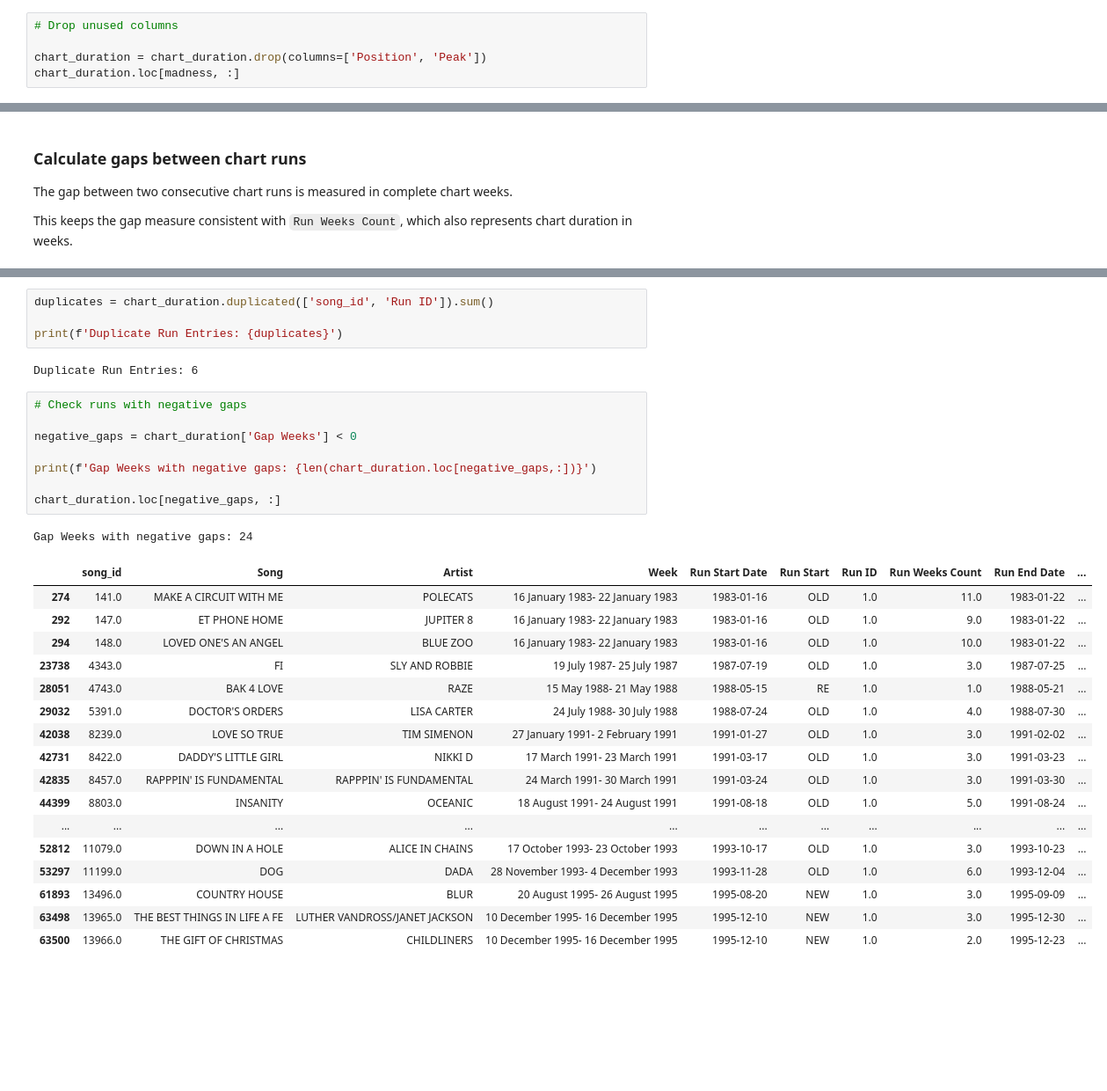
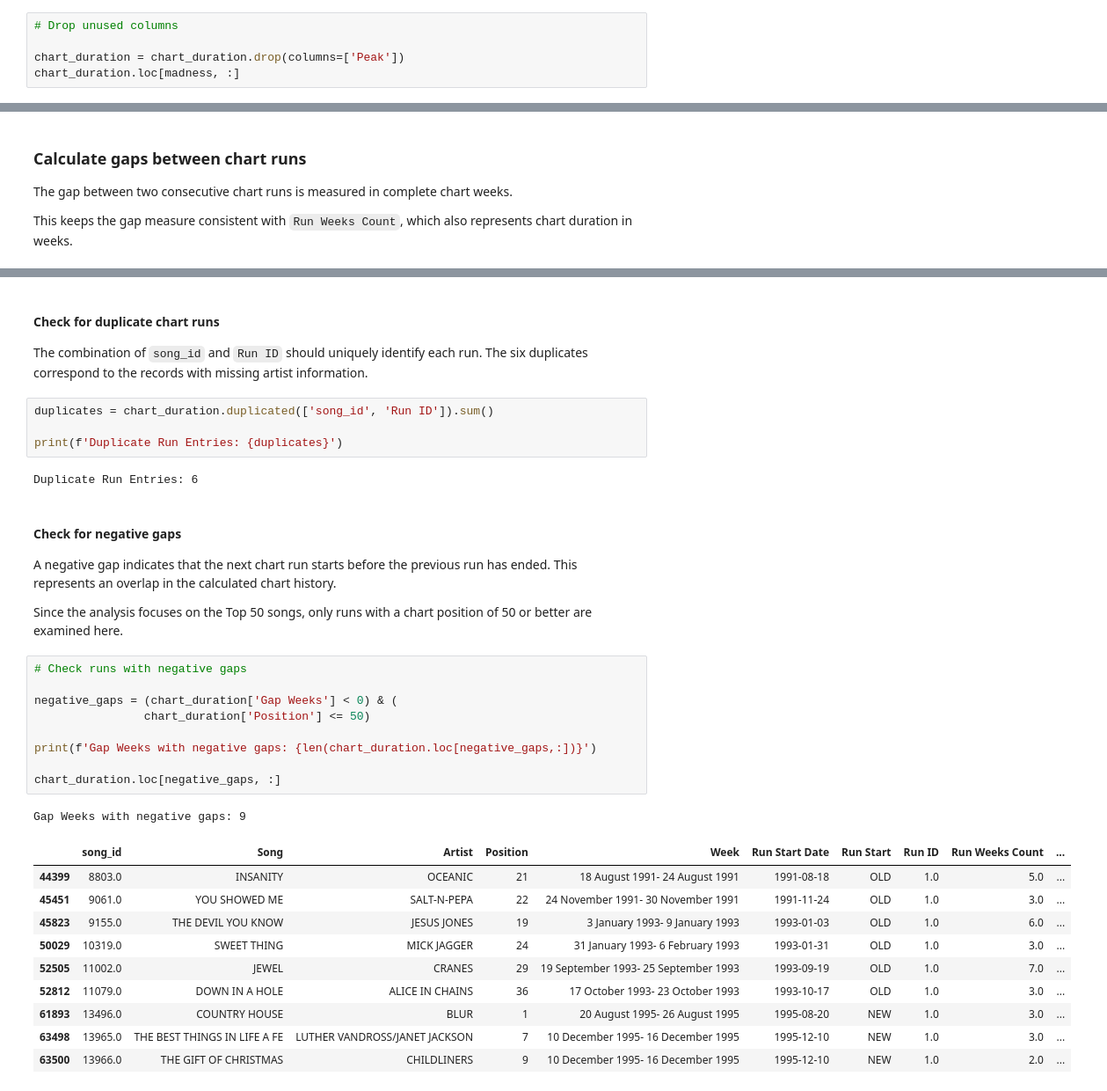
Before and after one commit to Sabrinalyst/what-happened-to-music, a Jupyter notebook: notebooks/04_chart_analysis.ipynb, the cells around one changed output, grey strips where cells are left out. Shown at 88% size. Saved outputs shown, nothing was run; the diff lists cells and outputs as text; blank space fills up the shorter version.

Commit message:
update: clean chart analysis data

```diff
--- a/notebooks/04_chart_analysis.ipynb
+++ b/notebooks/04_chart_analysis.ipynb
@@ -1123,6 +1263,6 @@ chart_duration.loc[madness, :]
 # %%
 # Drop unused columns
 
-chart_duration = chart_duration.drop(columns=['Position', 'Peak'])
+chart_duration = chart_duration.drop(columns=['Peak'])
 chart_duration.loc[madness, :]
 # %% [output]
@@ -1790,33 +1947,40 @@ np.int64(36662)
+# %% [markdown]
+#### Check for duplicate chart runs
+
+The combination of `song_id` and `Run ID` should uniquely identify each run.
+The six duplicates correspond to the records with missing artist information.
 # %%
 duplicates = chart_duration.duplicated(['song_id', 'Run ID']).sum()
 
 print(f'Duplicate Run Entries: {duplicates}')
 # %% [output]
 Duplicate Run Entries: 6
+# %% [markdown]
+#### Check for negative gaps
+
+A negative gap indicates that the next chart run starts before the previous
+run has ended. This represents an overlap in the calculated chart history.
+
+Since the analysis focuses on the Top 50 songs, only runs with a chart position
+of 50 or better are examined here.
 # %%
 # Check runs with negative gaps
 
-negative_gaps = chart_duration['Gap Weeks'] < 0
+negative_gaps = (chart_duration['Gap Weeks'] < 0) & (
+                chart_duration['Position'] <= 50)
 
 print(f'Gap Weeks with negative gaps: {len(chart_duration.loc[negative_gaps,:])}')
 
 chart_duration.loc[negative_gaps, :]
 # %% [output]
-Gap Weeks with negative gaps: 24
+Gap Weeks with negative gaps: 9
-|  | song_id | Song | Artist | Week | Run Start Date | Run Start | Run ID | Run Weeks Count | Run End Date | ... |
-| 274 | 141.0 | MAKE A CIRCUIT WITH ME | POLECATS | 16 January 1983- 22 January 1983 | 1983-01-16 | OLD | 1.0 | 11.0 | 1983-01-22 | ... |
-| 292 | 147.0 | ET PHONE HOME | JUPITER 8 | 16 January 1983- 22 January 1983 | 1983-01-16 | OLD | 1.0 | 9.0 | 1983-01-22 | ... |
-| 294 | 148.0 | LOVED ONE'S AN ANGEL | BLUE ZOO | 16 January 1983- 22 January 1983 | 1983-01-16 | OLD | 1.0 | 10.0 | 1983-01-22 | ... |
-| 23738 | 4343.0 | FI | SLY AND ROBBIE | 19 July 1987- 25 July 1987 | 1987-07-19 | OLD | 1.0 | 3.0 | 1987-07-25 | ... |
-| 28051 | 4743.0 | BAK 4 LOVE | RAZE | 15 May 1988- 21 May 1988 | 1988-05-15 | RE | 1.0 | 1.0 | 1988-05-21 | ... |
-| 29032 | 5391.0 | DOCTOR'S ORDERS | LISA CARTER | 24 July 1988- 30 July 1988 | 1988-07-24 | OLD | 1.0 | 4.0 | 1988-07-30 | ... |
-| 42038 | 8239.0 | LOVE SO TRUE | TIM SIMENON | 27 January 1991- 2 February 1991 | 1991-01-27 | OLD | 1.0 | 3.0 | 1991-02-02 | ... |
-| 42731 | 8422.0 | DADDY'S LITTLE GIRL | NIKKI D | 17 March 1991- 23 March 1991 | 1991-03-17 | OLD | 1.0 | 3.0 | 1991-03-23 | ... |
-| 42835 | 8457.0 | RAPPPIN' IS FUNDAMENTAL | RAPPPIN' IS FUNDAMENTAL | 24 March 1991- 30 March 1991 | 1991-03-24 | OLD | 1.0 | 3.0 | 1991-03-30 | ... |
-| 44399 | 8803.0 | INSANITY | OCEANIC | 18 August 1991- 24 August 1991 | 1991-08-18 | OLD | 1.0 | 5.0 | 1991-08-24 | ... |
-| ... | ... | ... | ... | ... | ... | ... | ... | ... | ... | ... |
-| 52812 | 11079.0 | DOWN IN A HOLE | ALICE IN CHAINS | 17 October 1993- 23 October 1993 | 1993-10-17 | OLD | 1.0 | 3.0 | 1993-10-23 | ... |
-| 53297 | 11199.0 | DOG | DADA | 28 November 1993- 4 December 1993 | 1993-11-28 | OLD | 1.0 | 6.0 | 1993-12-04 | ... |
-| 61893 | 13496.0 | COUNTRY HOUSE | BLUR | 20 August 1995- 26 August 1995 | 1995-08-20 | NEW | 1.0 | 3.0 | 1995-09-09 | ... |
-| 63498 | 13965.0 | THE BEST THINGS IN LIFE A FE | LUTHER VANDROSS/JANET JACKSON | 10 December 1995- 16 December 1995 | 1995-12-10 | NEW | 1.0 | 3.0 | 1995-12-30 | ... |
-| 63500 | 13966.0 | THE GIFT OF CHRISTMAS | CHILDLINERS | 10 December 1995- 16 December 1995 | 1995-12-10 | NEW | 1.0 | 2.0 | 1995-12-23 | ... |
+|  | song_id | Song | Artist | Position | Week | Run Start Date | Run Start | Run ID | Run Weeks Count | ... |
+| 44399 | 8803.0 | INSANITY | OCEANIC | 21 | 18 August 1991- 24 August 1991 | 1991-08-18 | OLD | 1.0 | 5.0 | ... |
+| 45451 | 9061.0 | YOU SHOWED ME | SALT-N-PEPA | 22 | 24 November 1991- 30 November 1991 | 1991-11-24 | OLD | 1.0 | 3.0 | ... |
+| 45823 | 9155.0 | THE DEVIL YOU KNOW | JESUS JONES | 19 | 3 January 1993- 9 January 1993 | 1993-01-03 | OLD | 1.0 | 6.0 | ... |
+| 50029 | 10319.0 | SWEET THING | MICK JAGGER | 24 | 31 January 1993- 6 February 1993 | 1993-01-31 | OLD | 1.0 | 3.0 | ... |
+| 52505 | 11002.0 | JEWEL | CRANES | 29 | 19 September 1993- 25 September 1993 | 1993-09-19 | OLD | 1.0 | 7.0 | ... |
+| 52812 | 11079.0 | DOWN IN A HOLE | ALICE IN CHAINS | 36 | 17 October 1993- 23 October 1993 | 1993-10-17 | OLD | 1.0 | 3.0 | ... |
+| 61893 | 13496.0 | COUNTRY HOUSE | BLUR | 1 | 20 August 1995- 26 August 1995 | 1995-08-20 | NEW | 1.0 | 3.0 | ... |
+| 63498 | 13965.0 | THE BEST THINGS IN LIFE A FE | LUTHER VANDROSS/JANET JACKSON | 7 | 10 December 1995- 16 December 1995 | 1995-12-10 | NEW | 1.0 | 3.0 | ... |
+| 63500 | 13966.0 | THE GIFT OF CHRISTMAS | CHILDLINERS | 9 | 10 December 1995- 16 December 1995 | 1995-12-10 | NEW | 1.0 | 2.0 | ... |
```
Also changed, not shown: parts of 72 cells of this notebook, 3 other files.
